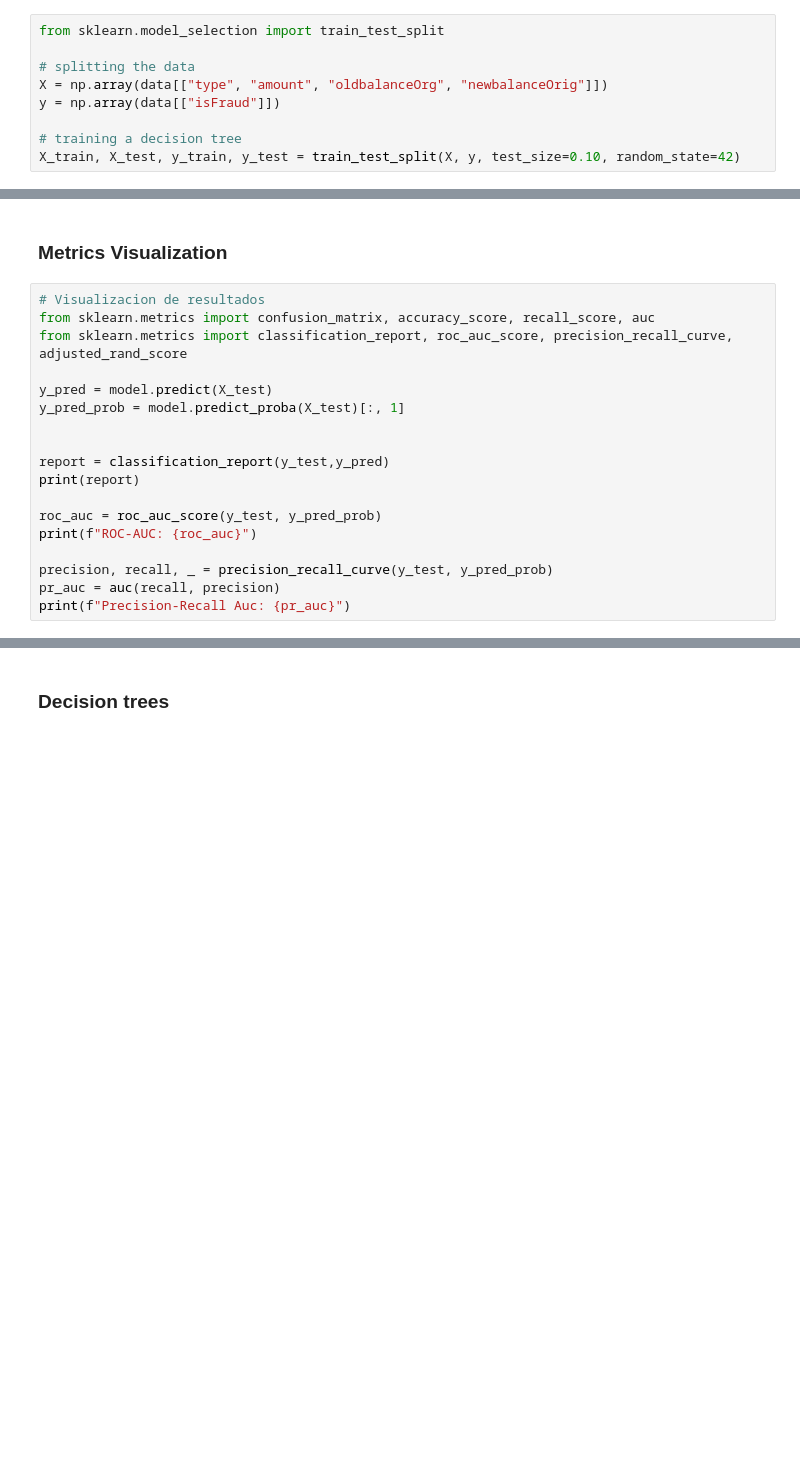
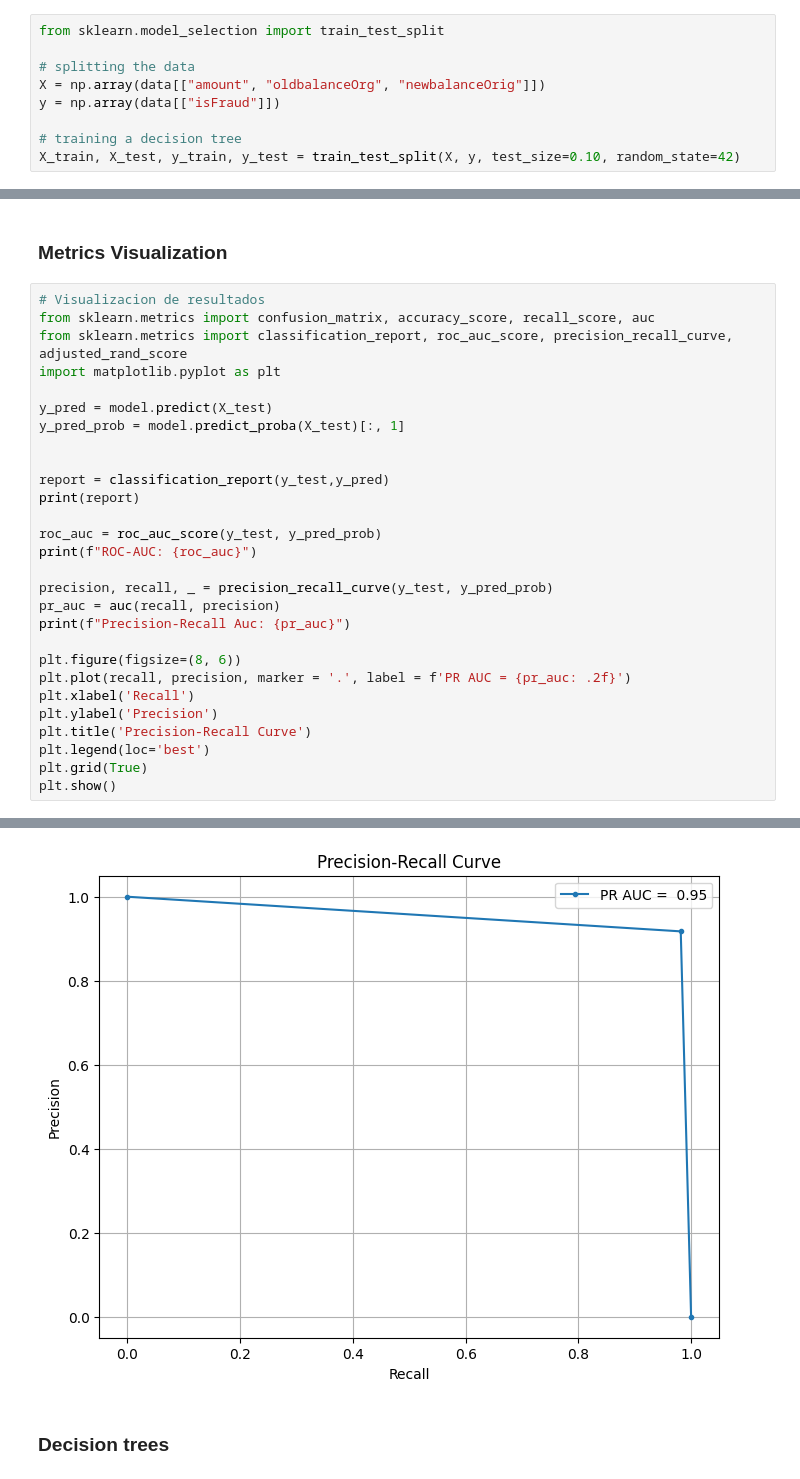
Before and after one commit to Matias-Barcelo/Project-II, a Jupyter notebook: matias.ipynb, the cells around one changed output, grey strips where cells are left out. Cells and saved outputs as stored; diff of their text form; blank space fills up the shorter version.

Commit message:
quitamos type y añado grafica PR

```diff
--- a/matias.ipynb
+++ b/matias.ipynb
@@ -81,7 +87,7 @@ data['step'].values_count()
 from sklearn.model_selection import train_test_split
 
 # splitting the data
-X = np.array(data[["type", "amount", "oldbalanceOrg", "newbalanceOrig"]])
+X = np.array(data[["amount", "oldbalanceOrg", "newbalanceOrig"]])
 y = np.array(data[["isFraud"]])
 
 # training a decision tree
@@ -132,6 +118,7 @@ Best Recall:  0.9935098406619408
 # Visualizacion de resultados
 from sklearn.metrics import confusion_matrix, accuracy_score, recall_score, auc
 from sklearn.metrics import classification_report, roc_auc_score, precision_recall_curve, adjusted_rand_score
+import matplotlib.pyplot as plt
 
 y_pred = model.predict(X_test)
 y_pred_prob = model.predict_proba(X_test)[:, 1]
@@ -146,6 +133,15 @@ print(f"ROC-AUC: {roc_auc}")
 precision, recall, _ = precision_recall_curve(y_test, y_pred_prob)
 pr_auc = auc(recall, precision)
 print(f"Precision-Recall Auc: {pr_auc}")
+
+plt.figure(figsize=(8, 6))
+plt.plot(recall, precision, marker = '.', label = f'PR AUC = {pr_auc: .2f}')
+plt.xlabel('Recall')
+plt.ylabel('Precision')
+plt.title('Precision-Recall Curve')
+plt.legend(loc='best')
+plt.grid(True)
+plt.show()
 # %% [output]
               precision    recall  f1-score   support
 
@@ -161,3 +157,4 @@ Precision-Recall Auc: 0.9515840730850448
+[figure, added]
 # %% [markdown]
 ### Decision trees
 # %%
```
Also changed, not shown: parts of 9 cells of this notebook.
